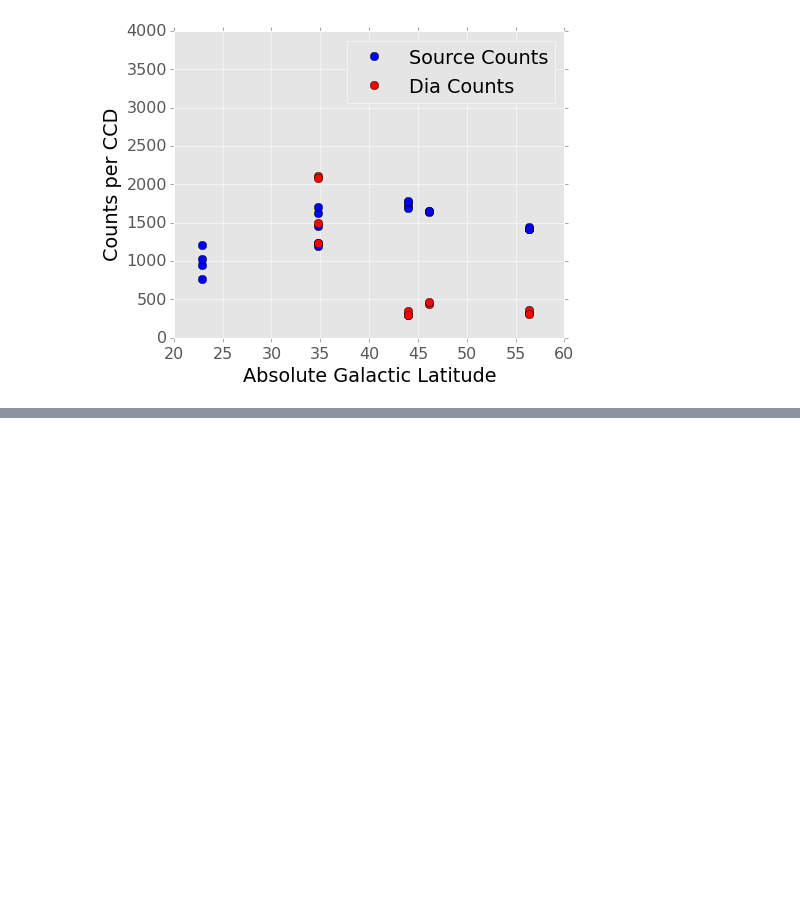
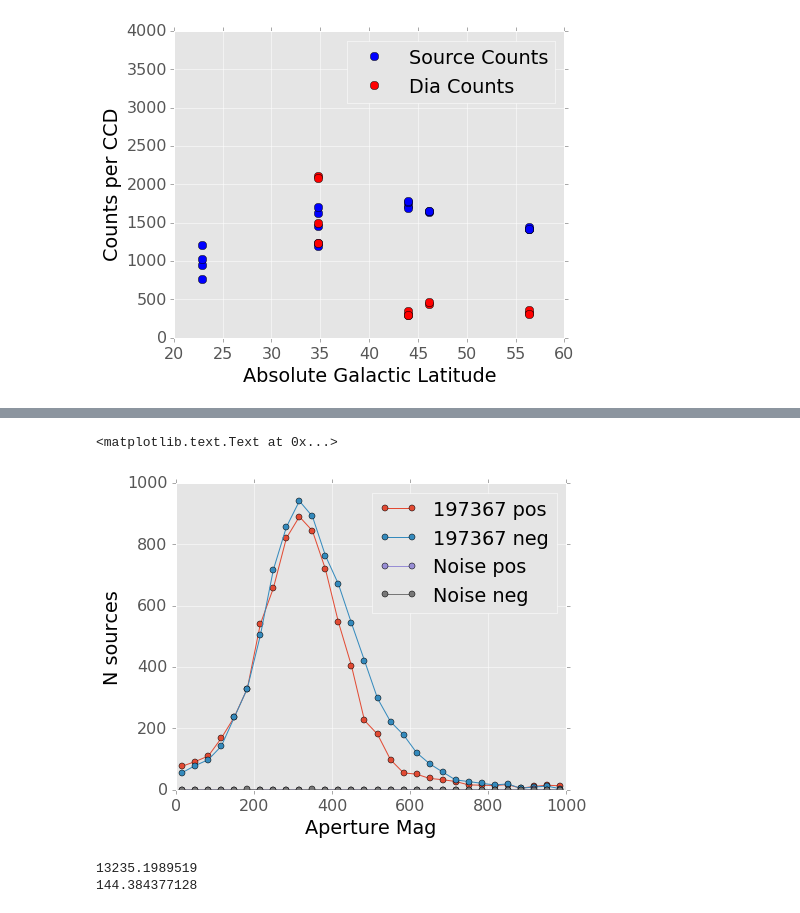
Before and after one commit to ctslater/lsst_ideas, a Jupyter notebook: diffim_latitude.ipynb, the cells around one changed output, grey strips where cells are left out. Drawn from its saved outputs; the diff is of its cells as text; code cells hidden in the pictures; blank space fills up the shorter version.

```diff
--- a/diffim_latitude.ipynb
+++ b/diffim_latitude.ipynb
@@ -91,0 +147,50 @@ fig
+# %%
+sel, = np.where(counts_table['galactic_lat'] > 55)
+high_lat_visits = np.array(counts_table['visit'][sel])
+high_lat_visits
+
+for visit in high_lat_visits:
+    cursor.execute("SELECT base_CircularApertureFlux_4_5_flux FROM diasource "
+                   "WHERE visitid=%s AND classification_dipole = 0 "
+                   "AND base_CircularApertureFlux_4_5_flux IS NOT NULL;", ( visit,))
+    result_table = Table(rows=cursor.fetchall(), names=("ap_flux",), dtype=('i4',))
+    #ap_flux = np.array(rows)
+    sel_pos, = where(result_table["ap_flux"] > 0)
+    H_pos, bins = np.histogram(np.abs(result_table["ap_flux"][sel_pos]), bins=30, range=(0,1e3))
+    sel_neg, = where(result_table["ap_flux"] < 0)
+    H_neg, _ = np.histogram(np.abs(result_table["ap_flux"][sel_neg]), bins=bins)
+
+    bin_centers = 0.5*(bins[1:] + bins[:-1])
+    plt.plot(bin_centers, H_pos, 'o-', label="{:d} pos".format(visit))
+    plt.plot(bin_centers, H_neg, 'o-', label="{:d} neg".format(visit))
+    break
+
+#
+# Noise
+visit = 197367
+cursor.execute("SELECT base_PsfFlux_flux FROM diasource_noise "
+                   "WHERE classification_dipole = 0 "
+                   "AND base_PsfFlux_flux IS NOT NULL;")
+result_table = Table(rows=cursor.fetchall(), names=("ap_flux",), dtype=('i4',))
+#ap_flux = np.array(rows)
+sel_pos, = where(result_table["ap_flux"] > 0)
+H_pos, bins = np.histogram(np.abs(result_table["ap_flux"][sel_pos]), bins=30, range=(0,1e3))
+sel_neg, = where(result_table["ap_flux"] < 0)
+H_neg, _ = np.histogram(np.abs(result_table["ap_flux"][sel_neg]), bins=bins)
+
+bin_centers = 0.5*(bins[1:] + bins[:-1])
+plt.plot(bin_centers, H_pos, 'o-', label="Noise pos".format(visit))
+plt.plot(bin_centers, H_neg, 'o-', label="Noise neg".format(visit))
+
+plt.legend(loc=0)
+plt.xlabel("Aperture Mag")
+plt.ylabel("N sources")
+# %% [output]
+<matplotlib.text.Text at 0x...>
+[figure, added]
+# %%
+print 2*peaks_in_image(4.0, psf_size, x_size, y_size)
+print 2*peaks_in_image(5.05, psf_size, x_size, y_size)
+# %% [output]
+13235.1989519
+144.384377128
```
Also changed, not shown: parts of 17 cells of this notebook.
